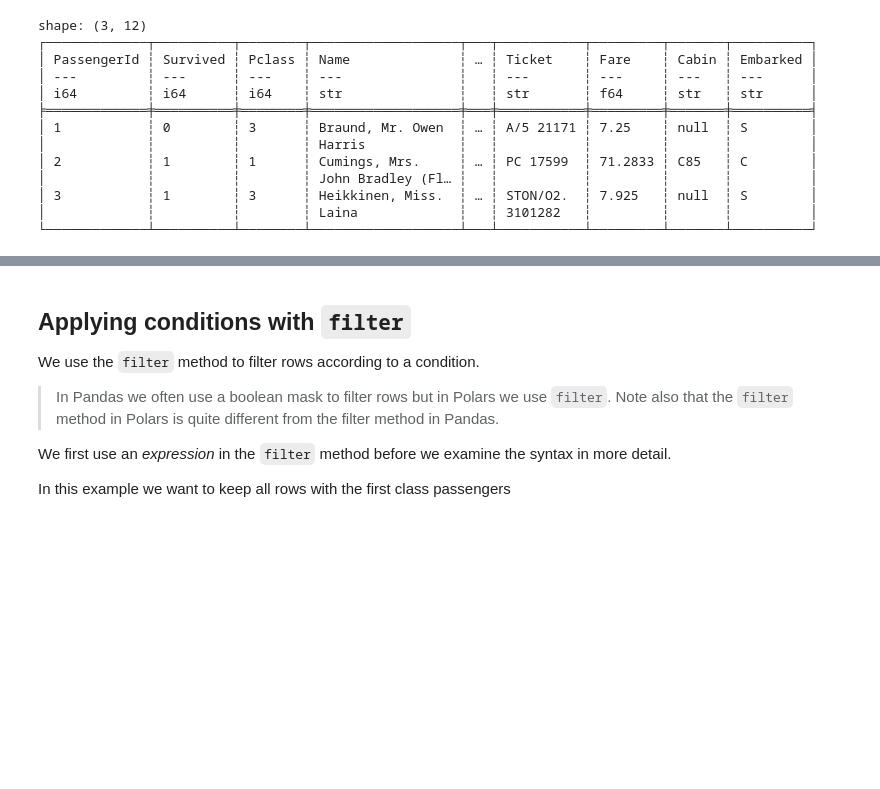
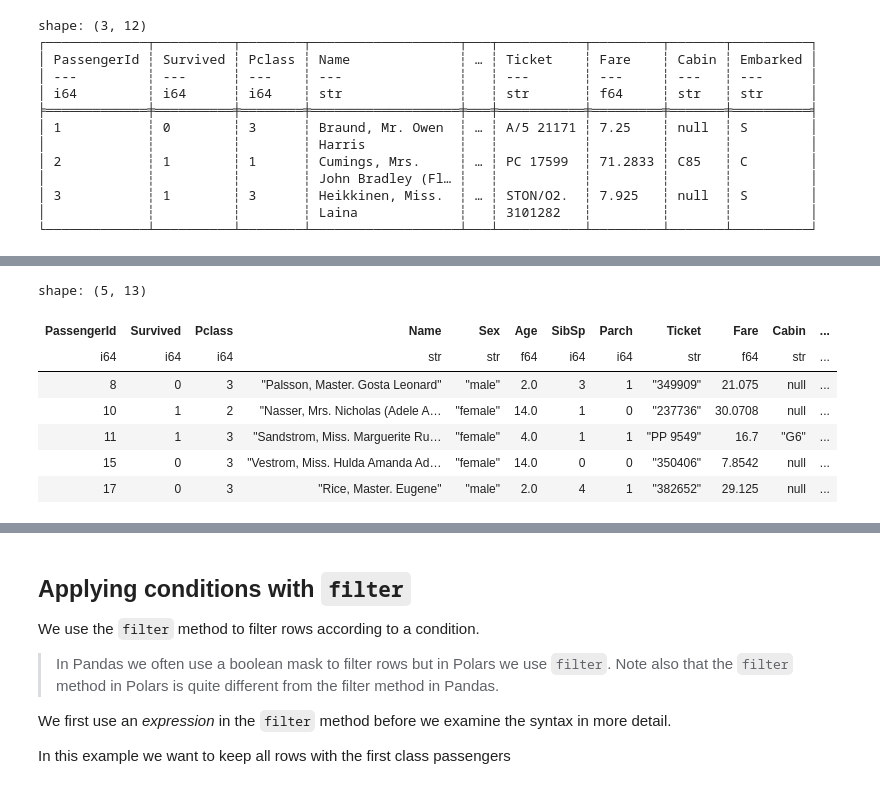
Before and after one commit to ddanghyni/SNT_GYM, a Jupyter notebook: Polars/polars-materials/notebooks/02_filtering_rows/02-SelectingRowsFilter.ipynb, the cells around one changed output, grey strips where cells are left out. Drawn from its saved outputs; the diff is of its cells as text; code cells hidden in the pictures; blank space fills up the shorter version.

```diff
--- a/Polars/polars-materials/notebooks/02_filtering_rows/02-SelectingRowsFilter.ipynb
+++ b/Polars/polars-materials/notebooks/02_filtering_rows/02-SelectingRowsFilter.ipynb
@@ -32,0 +65,20 @@ shape: (3, 12)
+# %%
+(
+    pl.read_csv(csv_file)
+    .with_columns(
+        (pl.col("Age") + 30).alias("plus30") #
+    )
+    .filter(
+        (pl.col("plus30") < 50) #fiter by boolean
+    )
+    .head()
+)
+# %% [output]
+shape: (5, 13)
+| PassengerId | Survived | Pclass | Name | Sex | Age | SibSp | Parch | Ticket | Fare | Cabin | ... |
+| i64 | i64 | i64 | str | str | f64 | i64 | i64 | str | f64 | str | ... |
+| 8 | 0 | 3 | "Palsson, Master. Gosta Leonard" | "male" | 2.0 | 3 | 1 | "349909" | 21.075 | null | ... |
+| 10 | 1 | 2 | "Nasser, Mrs. Nicholas (Adele A… | "female" | 14.0 | 1 | 0 | "237736" | 30.0708 | null | ... |
+| 11 | 1 | 3 | "Sandstrom, Miss. Marguerite Ru… | "female" | 4.0 | 1 | 1 | "PP 9549" | 16.7 | "G6" | ... |
+| 15 | 0 | 3 | "Vestrom, Miss. Hulda Amanda Ad… | "female" | 14.0 | 0 | 0 | "350406" | 7.8542 | null | ... |
+| 17 | 0 | 3 | "Rice, Master. Eugene" | "male" | 2.0 | 4 | 1 | "382652" | 29.125 | null | ... |
```
Also changed, not shown: parts of 4 cells of this notebook, 1 other file.
